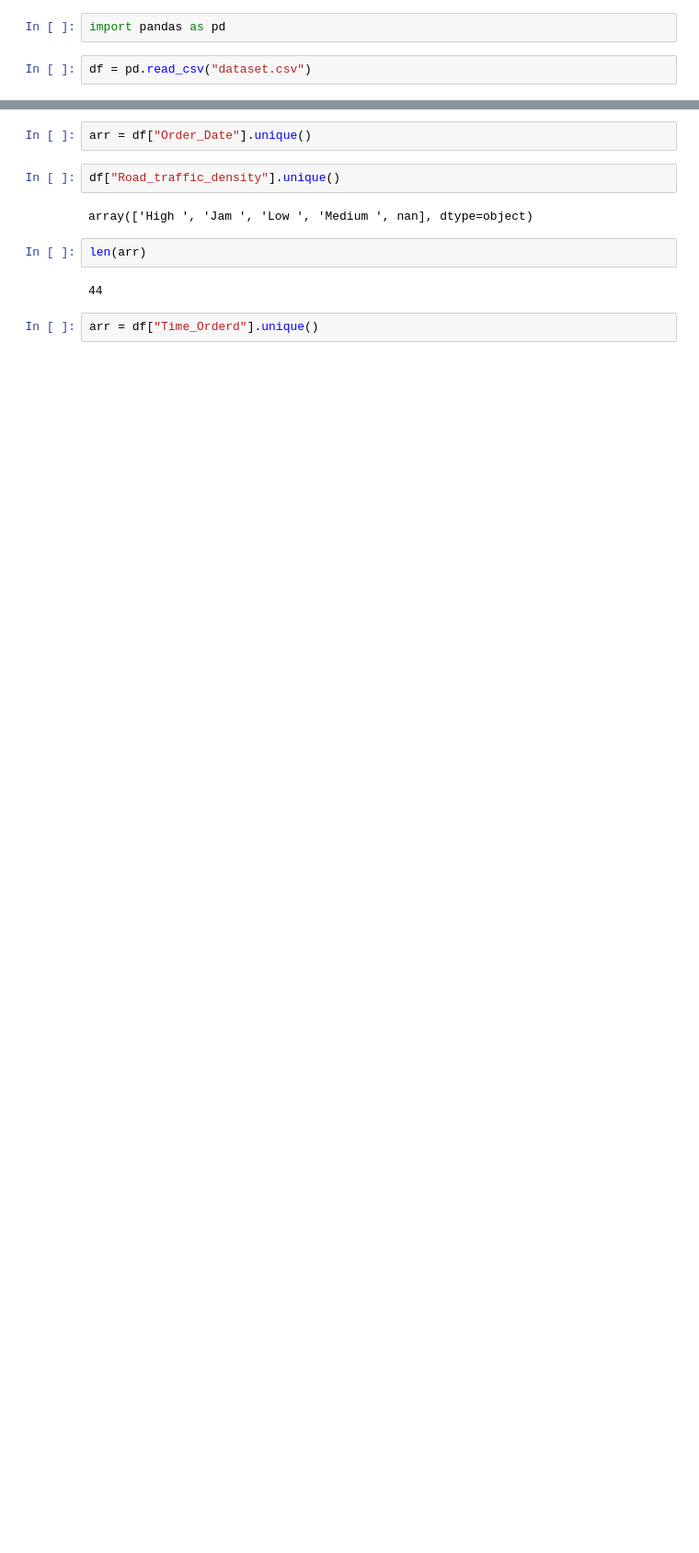
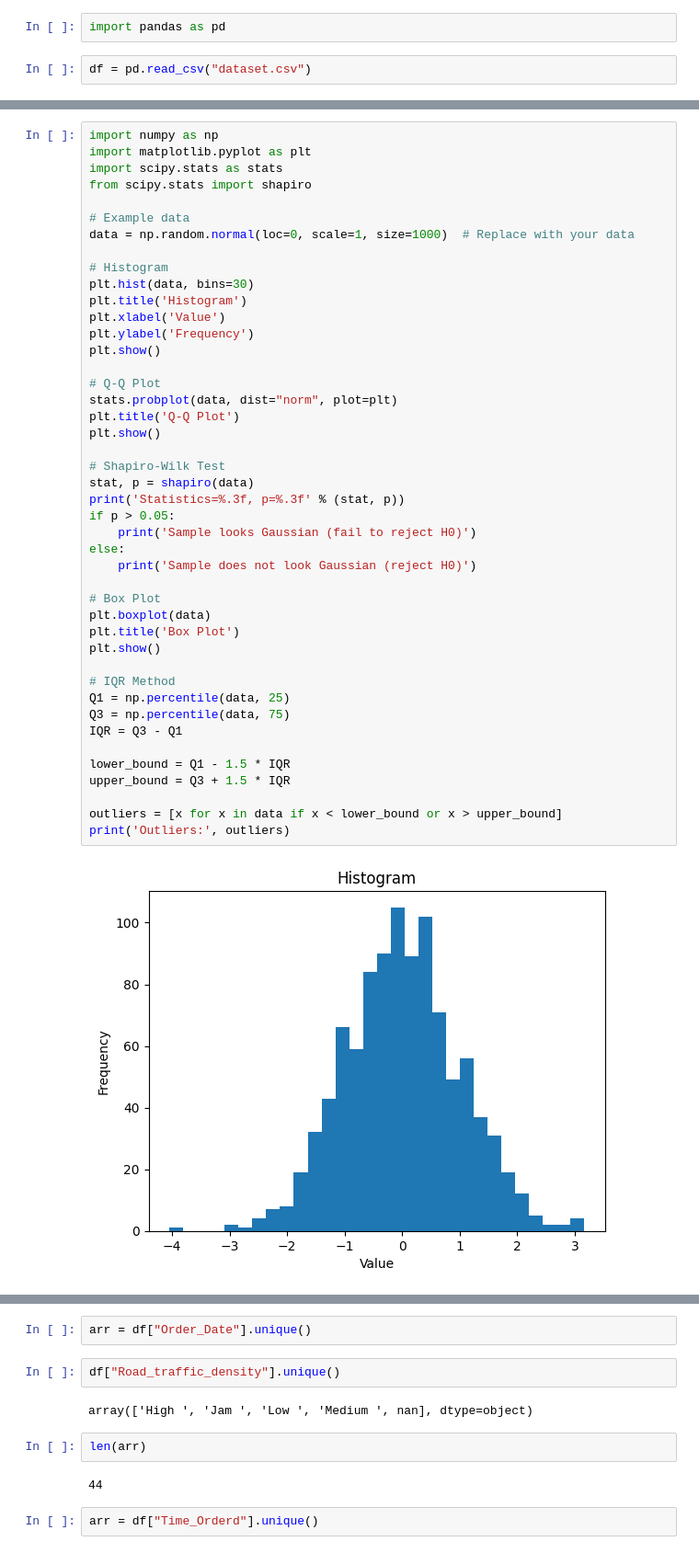
Before and after one commit to Rahulagowda004/Real_time_route_optimization, a Jupyter notebook: experimental/processing.ipynb, the cells around one changed output, grey strips where cells are left out. Shown at 92% size. Drawn from its saved outputs; the diff is of its cells as text; blank space fills up the shorter version.

Commit message:
nothing important

```diff
--- a/experimental/processing.ipynb
+++ b/experimental/processing.ipynb
@@ -4,0 +31,46 @@ df = pd.read_csv("dataset.csv")
+# %%
+import numpy as np
+import matplotlib.pyplot as plt
+import scipy.stats as stats
+from scipy.stats import shapiro
+
+# Example data
+data = np.random.normal(loc=0, scale=1, size=1000)  # Replace with your data
+
+# Histogram
+plt.hist(data, bins=30)
+plt.title('Histogram')
+plt.xlabel('Value')
+plt.ylabel('Frequency')
+plt.show()
+
+# Q-Q Plot
+stats.probplot(data, dist="norm", plot=plt)
+plt.title('Q-Q Plot')
+plt.show()
+
+# Shapiro-Wilk Test
+stat, p = shapiro(data)
+print('Statistics=%.3f, p=%.3f' % (stat, p))
+if p > 0.05:
+    print('Sample looks Gaussian (fail to reject H0)')
+else:
+    print('Sample does not look Gaussian (reject H0)')
+
+# Box Plot
+plt.boxplot(data)
+plt.title('Box Plot')
+plt.show()
+
+# IQR Method
+Q1 = np.percentile(data, 25)
+Q3 = np.percentile(data, 75)
+IQR = Q3 - Q1
+
+lower_bound = Q1 - 1.5 * IQR
+upper_bound = Q3 + 1.5 * IQR
+
+outliers = [x for x in data if x < lower_bound or x > upper_bound]
+print('Outliers:', outliers)
+# %% [output]
+[figure, added]
```
Also changed, not shown: parts of 4 cells of this notebook, 2 other files.
